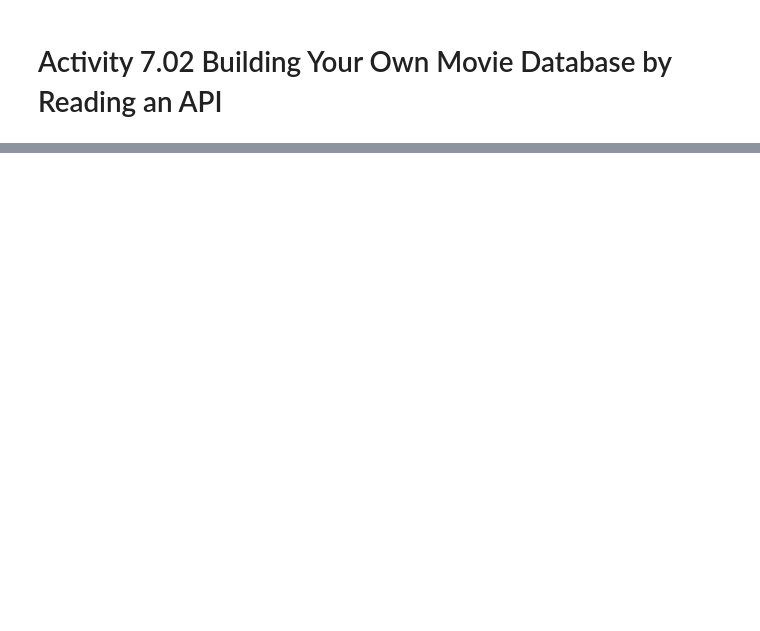
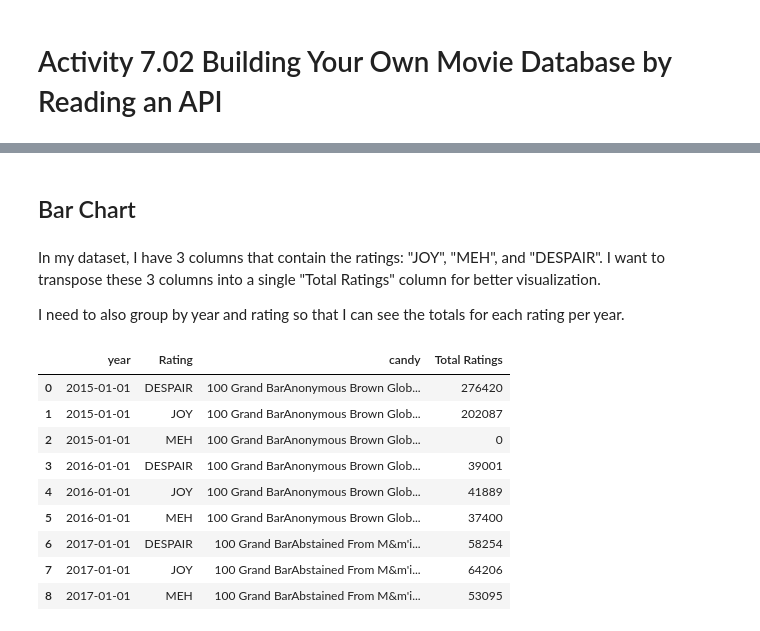
Before and after one commit to plozano0/The-Data-Wrangling-Workshop, a Jupyter notebook: Weekly Exercises/Lozano_P_Week_9&10_Exercise.ipynb, the cells around one changed output, grey strips where cells are left out. Cells and saved outputs as stored; diff of their text form; code cells hidden in the pictures; blank space fills up the shorter version.

```diff
--- a/Weekly Exercises/Lozano_P_Week_9&10_Exercise.ipynb
+++ b/Weekly Exercises/Lozano_P_Week_9&10_Exercise.ipynb
@@ -157,0 +537,33 @@ The Art of War by active
+# %% [markdown]
+## Bar Chart
+# %% [markdown]
+In my dataset, I have 3 columns that contain the ratings: "JOY", "MEH", and "DESPAIR". I want to transpose these 3 columns into a single "Total Ratings" column for better visualization.
+
+I need to also group by year and rating so that I can see the totals for each rating per year.
+# %%
+# Load the candy popularity dataset
+popularity = pd.read_excel('candy_popularity.xlsx')
+
+popularity['year'] = popularity['year'].astype(str)
+
+# Transpose the ratings columns into a single "Total Ratings" column
+popularity_melted = popularity.melt(id_vars=['year','candy'], value_vars=['JOY', 'MEH', 'DESPAIR'],
+                                    var_name='Rating', value_name='Total Ratings')
+
+# Group by year and Rating to get the total ratings per year
+popularity_grouped = popularity_melted.groupby(['year', 'Rating']).sum().reset_index()
+
+# popularity_grouped['year'] = popularity_grouped['year'].astype(str)
+
+popularity_grouped
+# %% [output]
+|  | year | Rating | candy | Total Ratings |
+| 0 | 2015-01-01 | DESPAIR | 100 Grand BarAnonymous Brown Glob... | 276420 |
+| 1 | 2015-01-01 | JOY | 100 Grand BarAnonymous Brown Glob... | 202087 |
+| 2 | 2015-01-01 | MEH | 100 Grand BarAnonymous Brown Glob... | 0 |
+| 3 | 2016-01-01 | DESPAIR | 100 Grand BarAnonymous Brown Glob... | 39001 |
+| 4 | 2016-01-01 | JOY | 100 Grand BarAnonymous Brown Glob... | 41889 |
+| 5 | 2016-01-01 | MEH | 100 Grand BarAnonymous Brown Glob... | 37400 |
+| 6 | 2017-01-01 | DESPAIR | 100 Grand BarAbstained From M&m'i... | 58254 |
+| 7 | 2017-01-01 | JOY | 100 Grand BarAbstained From M&m'i... | 64206 |
+| 8 | 2017-01-01 | MEH | 100 Grand BarAbstained From M&m'i... | 53095 |
```
Also changed, not shown: parts of 67 cells of this notebook.
